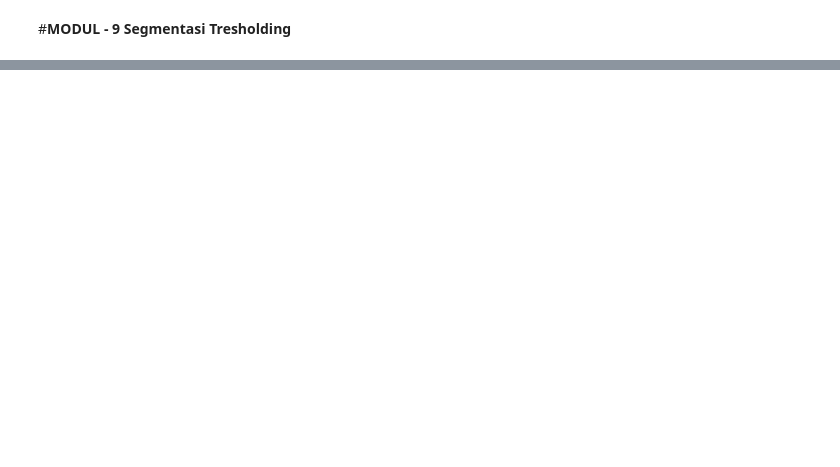
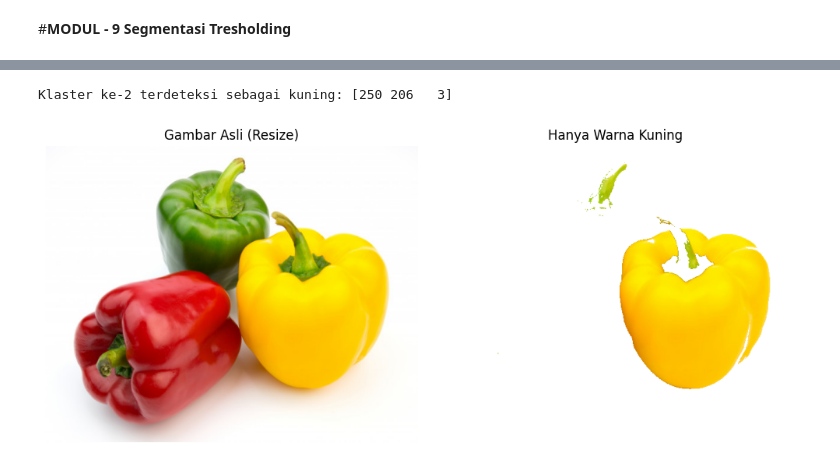
Before and after one commit to ErikRidhoFirm/PCVK_Ganjil_2025, a Jupyter notebook: Week9.ipynb, the cells around one changed output, grey strips where cells are left out. Cells and saved outputs as stored; diff of their text form; code cells hidden in the pictures; blank space fills up the shorter version.

```diff
--- a/Week9.ipynb
+++ b/Week9.ipynb
@@ -38,0 +100,62 @@ Drive already mounted at /content/drive; to attempt to forcibly remount, call dr
+# %%
+import cv2
+import numpy as np
+import matplotlib.pyplot as plt
+from sklearn.cluster import KMeans
+
+# Langkah 2: Mount Google Drive
+# from google.colab import drive
+# drive.mount('/content/drive')
+
+# Langkah 3: Baca gambar dari file path
+file_path = "/content/drive/MyDrive/PCVK/Images/peppers.jpg"
+img = cv2.imread(file_path)
+img_rgb = cv2.cvtColor(img, cv2.COLOR_BGR2RGB)
+# img_small = cv2.resize(img_rgb, (100, 100))  # resize untuk proses clustering
+
+# Langkah 4: K-Means Clustering
+pixels = img_rgb.reshape(-1, 3)
+k = 5  # jumlah klaster warna
+kmeans = KMeans(n_clusters=k, random_state=42)
+kmeans.fit(pixels)
+cluster_centers = kmeans.cluster_centers_.astype(int)
+labels = kmeans.labels_
+
+# Langkah 5: Cari klaster yang mendekati warna kuning
+def is_yellow(color):
+    r, g, b = color
+    return r > 150 and g > 150 and b < 100  # logika sederhana warna kuning
+
+yellow_cluster = None
+for idx, center in enumerate(cluster_centers):
+  if is_yellow(center):
+        yellow_cluster = idx
+        print(f"Klaster ke-{idx} terdeteksi sebagai kuning: {center}")
+        break
+
+if yellow_cluster is None:
+    print("Tidak ditemukan klaster warna kuning.")
+else:
+    # Langkah 6: Buat gambar hanya dengan warna kuning
+    mask = (kmeans.labels_ == yellow_cluster)
+    yellow_pixels = np.zeros_like(pixels)
+    yellow_pixels[mask] = pixels[mask]
+    yellow_img = yellow_pixels.reshape(img_rgb.shape)
+
+    # Ubah latar belakang hitam jadi putih
+    white_bg = yellow_img.copy()
+    white_bg[np.all(white_bg == [0, 0, 0], axis=-1)] = [255, 255, 255]
+
+    # Tampilkan gambar asli dan hasil filter kuning
+    fig, axes = plt.subplots(1, 2, figsize=(10, 5))
+    axes[0].imshow(img_rgb)
+    axes[0].set_title("Gambar Asli (Resize)")
+    axes[0].axis('off')
+    axes[1].imshow(white_bg)
+    axes[1].set_title("Hanya Warna Kuning")
+    axes[1].axis('off')
+    plt.tight_layout()
+    plt.show()
+# %% [output]
+Klaster ke-2 terdeteksi sebagai kuning: [250 206   3]
+[figure, added]
```
Also changed, not shown: parts of 5 cells of this notebook.
